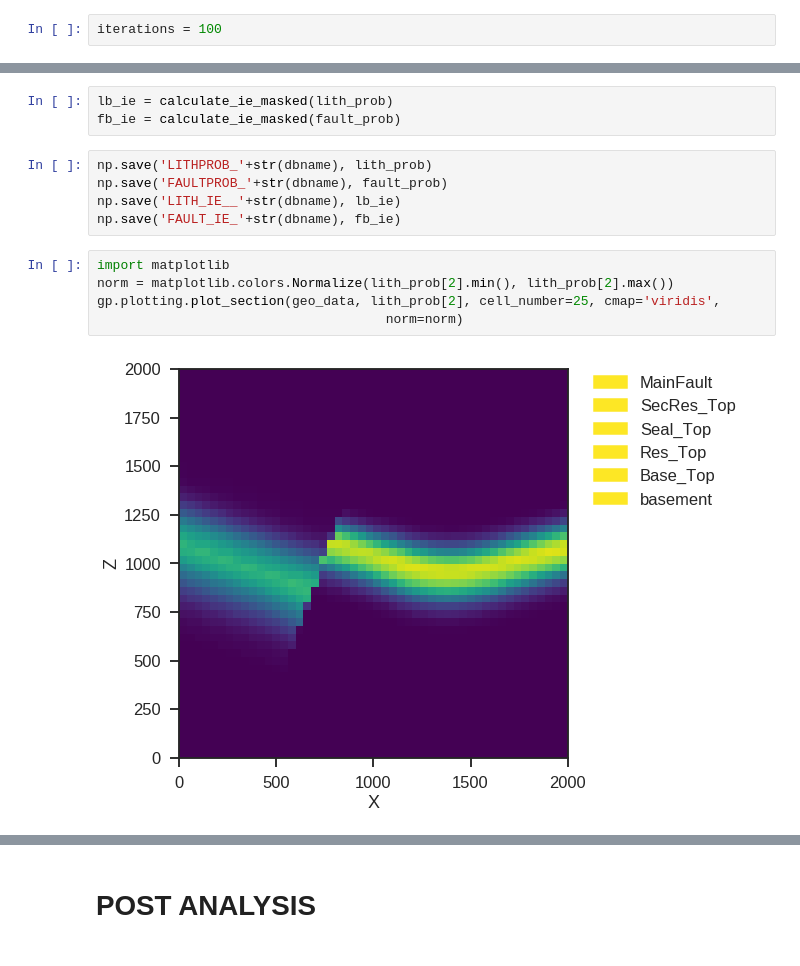
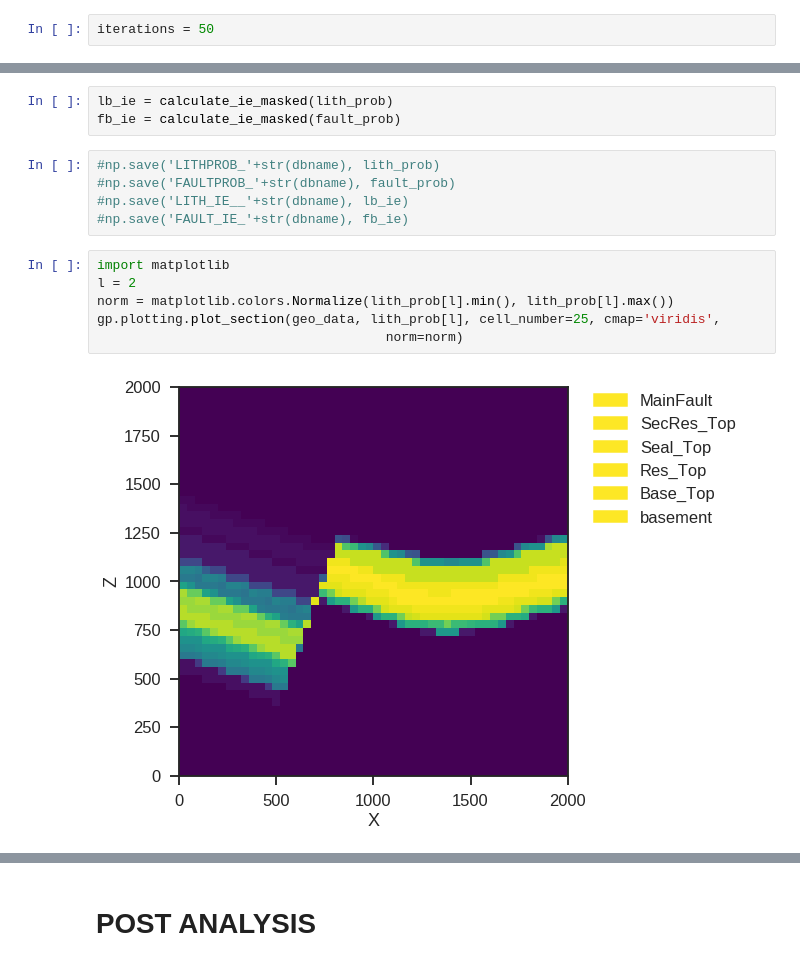
Before and after one commit to nre-aachen/Theses, a Jupyter notebook: Risk analysis/Notebooks/post_submission_continued_work/3D uncertainty (post-submission, work in progress).ipynb, the cells around one changed output, grey strips where cells are left out. Drawn from its saved outputs; the diff is of its cells as text.

```diff
--- a/Risk analysis/Notebooks/post_submission_continued_work/3D uncertainty (post-submission, work in progress).ipynb
+++ b/Risk analysis/Notebooks/post_submission_continued_work/3D uncertainty (post-submission, work in progress).ipynb
@@ -709,6 +726,6 @@ def SSF_likelihood(value = 0, SSF=structural_model[1]):
 #def jux_area_likelihood(value = 0, oja= over_jux_area):
 #    return pymc.normal_like(over_jux_area, 150000., 1/np.square(jux_std))
 # %%
-iterations = 100
+iterations = 50
 # %%
 params = [input_data, thicknesses, gempy_model, trap_analysis, lith_prob, *lith_Z_modifier, fault_Z_modifier]
@@ -756,17 +889,18 @@ def calculate_ie_masked(prob):
 lb_ie = calculate_ie_masked(lith_prob)
 fb_ie = calculate_ie_masked(fault_prob)
 # %%
-np.save('LITHPROB_'+str(dbname), lith_prob)
-np.save('FAULTPROB_'+str(dbname), fault_prob)
-np.save('LITH_IE__'+str(dbname), lb_ie)
-np.save('FAULT_IE_'+str(dbname), fb_ie)
+#np.save('LITHPROB_'+str(dbname), lith_prob)
+#np.save('FAULTPROB_'+str(dbname), fault_prob)
+#np.save('LITH_IE__'+str(dbname), lb_ie)
+#np.save('FAULT_IE_'+str(dbname), fb_ie)
 # %%
 import matplotlib
-norm = matplotlib.colors.Normalize(lith_prob[2].min(), lith_prob[2].max())
-gp.plotting.plot_section(geo_data, lith_prob[2], cell_number=25, cmap='viridis',
+l = 2
+norm = matplotlib.colors.Normalize(lith_prob[l].min(), lith_prob[l].max())
+gp.plotting.plot_section(geo_data, lith_prob[l], cell_number=25, cmap='viridis',
                                      norm=norm)
 # %% [output]
-[figure, old version]
+[figure, new version]
 # %%
 norm = matplotlib.colors.Normalize(lb_ie.min(), lb_ie.max())
 gp.plotting.plot_section(geo_data, lb_ie, cell_number=25, cmap='viridis',
```
Also changed, not shown: parts of 22 cells of this notebook, 1 other file.
